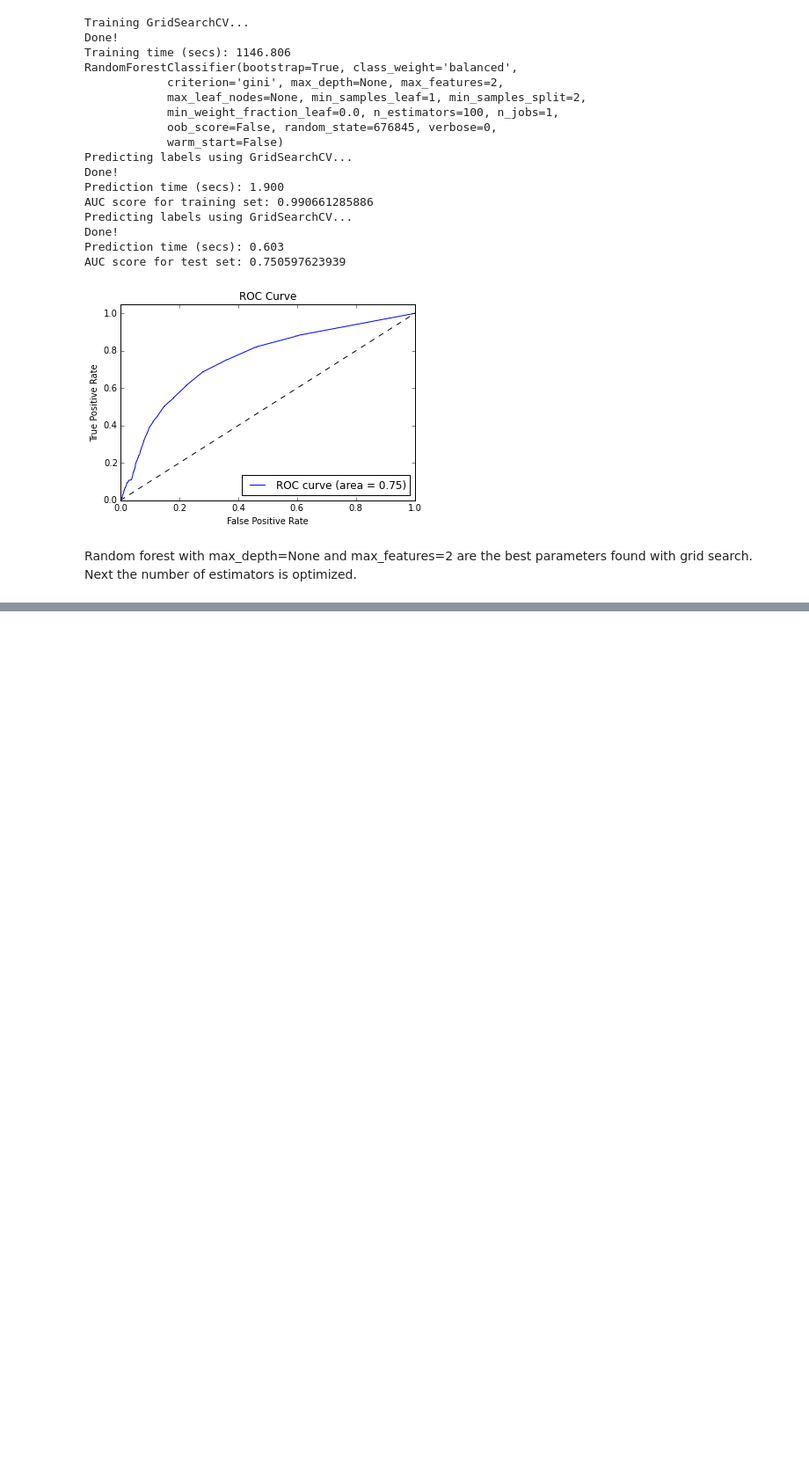
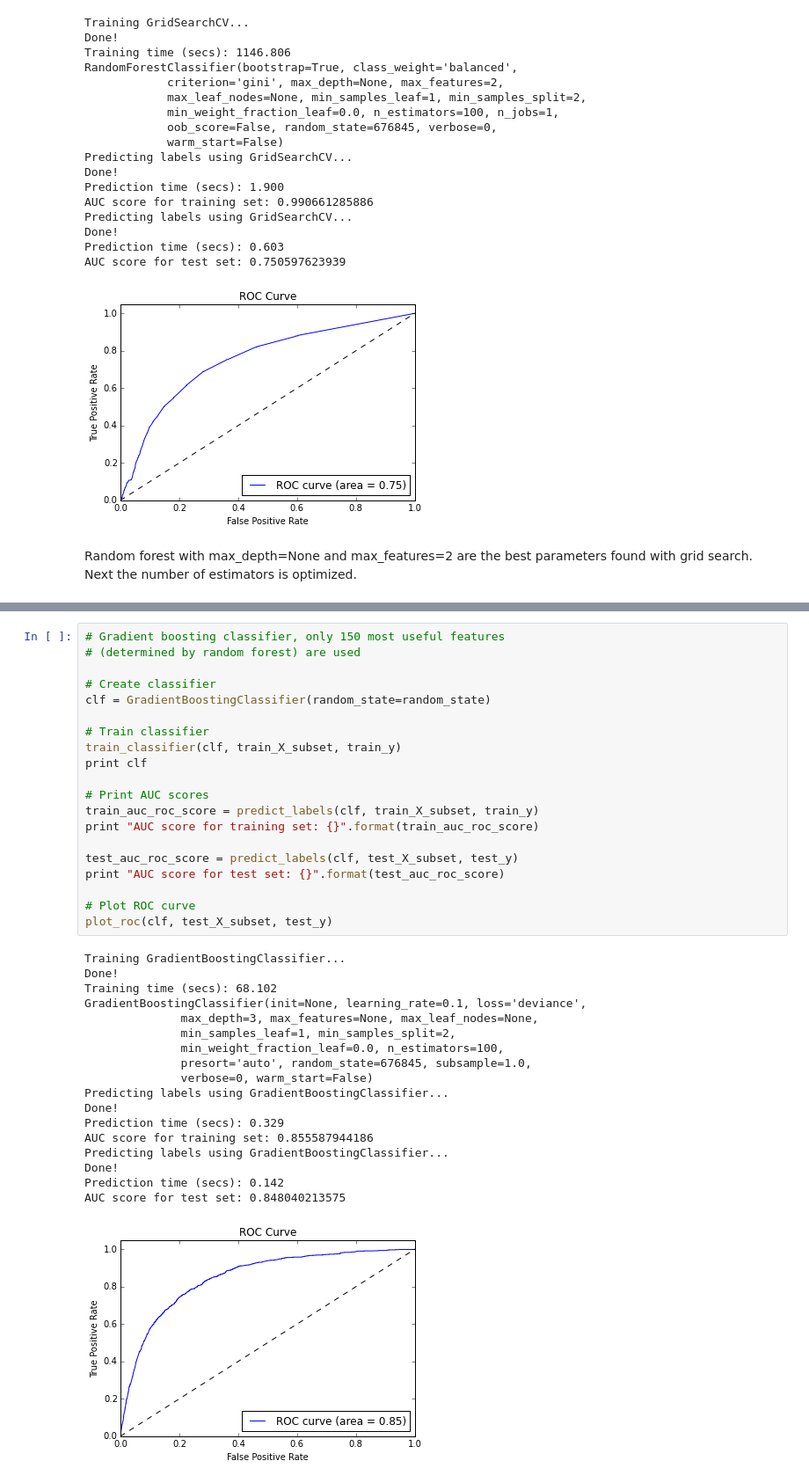
Before and after one commit to jsalminen/Santander, a Jupyter notebook: Santander MLEN.ipynb, the cells around one changed output, grey strips where cells are left out. Shown at 88% size. Cells and saved outputs as stored; diff of their text form; blank space fills up the shorter version.

```diff
--- a/Santander MLEN.ipynb
+++ b/Santander MLEN.ipynb
@@ -961,0 +724,39 @@ Done!
+# %%
+# Gradient boosting classifier, only 150 most useful features
+# (determined by random forest) are used
+
+# Create classifier
+clf = GradientBoostingClassifier(random_state=random_state)
+
+# Train classifier
+train_classifier(clf, train_X_subset, train_y)
+print clf
+
+# Print AUC scores
+train_auc_roc_score = predict_labels(clf, train_X_subset, train_y)
+print "AUC score for training set: {}".format(train_auc_roc_score)
+
+test_auc_roc_score = predict_labels(clf, test_X_subset, test_y)
+print "AUC score for test set: {}".format(test_auc_roc_score)
+
+# Plot ROC curve
+plot_roc(clf, test_X_subset, test_y)
+# %% [output]
+Training GradientBoostingClassifier...
+Done!
+Training time (secs): 68.102
+GradientBoostingClassifier(init=None, learning_rate=0.1, loss='deviance',
+              max_depth=3, max_features=None, max_leaf_nodes=None,
+              min_samples_leaf=1, min_samples_split=2,
+              min_weight_fraction_leaf=0.0, n_estimators=100,
+              presort='auto', random_state=676845, subsample=1.0,
+              verbose=0, warm_start=False)
+Predicting labels using GradientBoostingClassifier...
+Done!
+Prediction time (secs): 0.329
+AUC score for training set: 0.855587944186
+Predicting labels using GradientBoostingClassifier...
+Done!
+Prediction time (secs): 0.142
+AUC score for test set: 0.848040213575
+[figure, added]
```
Also changed, not shown: parts of 55 cells of this notebook.
